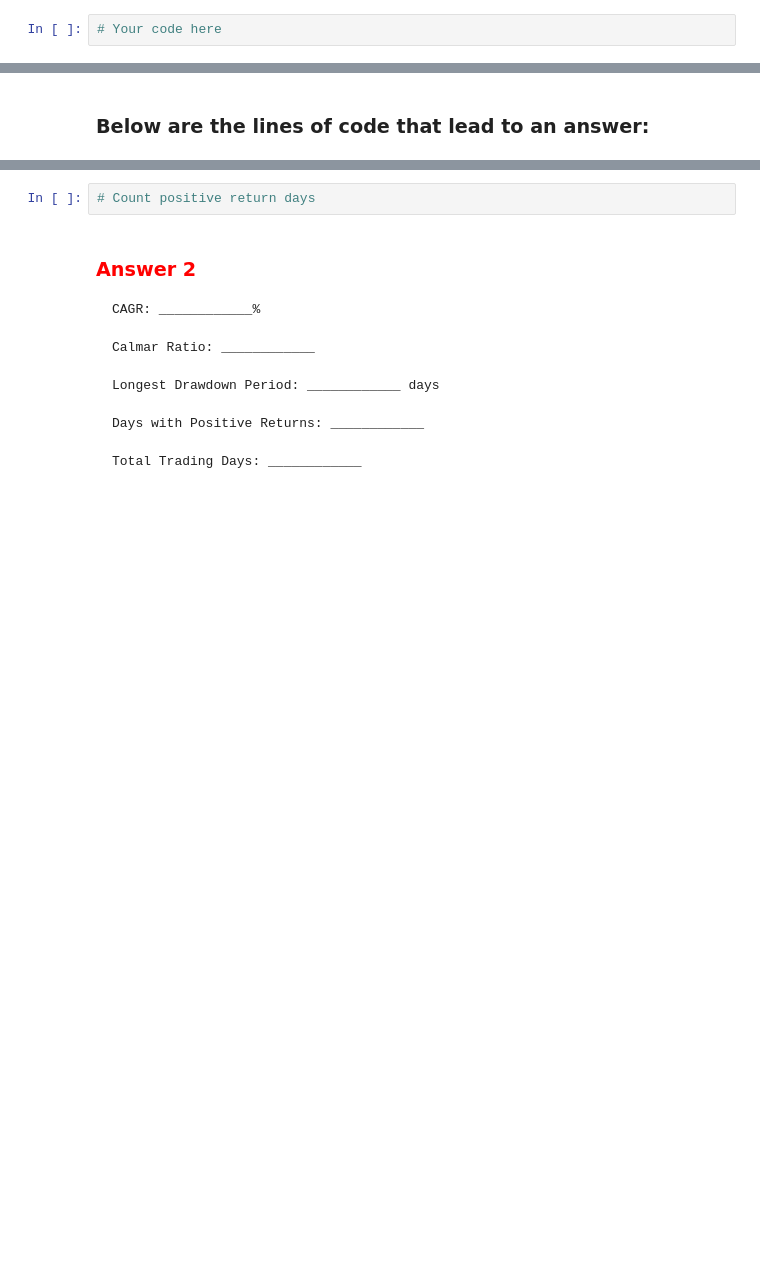
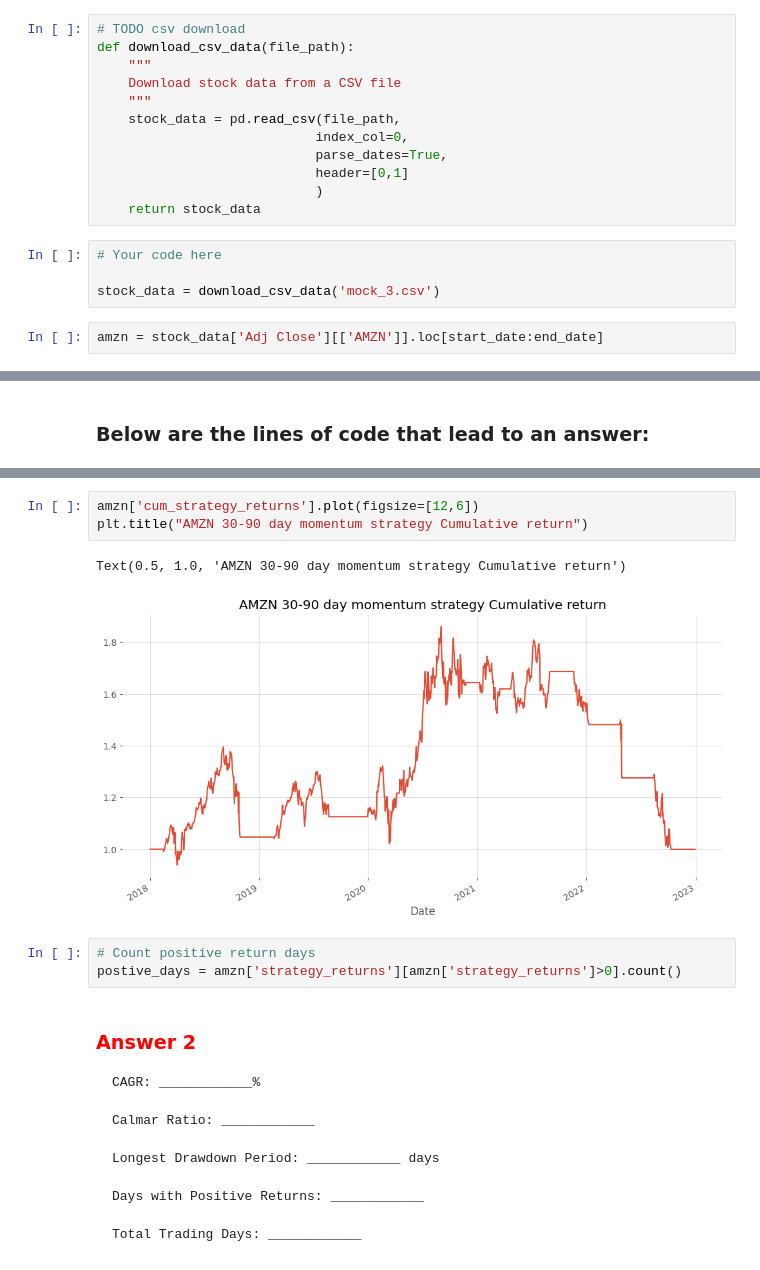
Before and after one commit to changjulian17/qf627, a Jupyter notebook: mock_paper/mock_paper_3/QF627_Mock_Exam_1Hour.ipynb, the cells around one changed output, grey strips where cells are left out. Saved outputs shown, nothing was run; the diff lists cells and outputs as text; blank space fills up the shorter version.

```diff
--- a/mock_paper/mock_paper_3/QF627_Mock_Exam_1Hour.ipynb
+++ b/mock_paper/mock_paper_3/QF627_Mock_Exam_1Hour.ipynb
@@ -128,5 +128,21 @@ import datetime as dt
 # Download data
 start_date = "2018-01-01"
 end_date = "2022-12-31"
+# %%
+# TODO csv download
+def download_csv_data(file_path):
+    """
+    Download stock data from a CSV file
+    """
+    stock_data = pd.read_csv(file_path,
+                            index_col=0,
+                            parse_dates=True,
+                            header=[0,1]
+                            )
+    return stock_data
 # %%
 # Your code here
+
+stock_data = download_csv_data('mock_3.csv')
+# %%
+amzn = stock_data['Adj Close'][['AMZN']].loc[start_date:end_date]
@@ -278,5 +447,12 @@ plt.show()
+# %%
+amzn['cum_strategy_returns'].plot(figsize=[12,6])
+plt.title("AMZN 30-90 day momentum strategy Cumulative return")
+# %% [output]
+Text(0.5, 1.0, 'AMZN 30-90 day momentum strategy Cumulative return')
+[figure, added]
 # %%
 # Count positive return days
+postive_days = amzn['strategy_returns'][amzn['strategy_returns']>0].count()
 # %% [markdown]
 ### <font color = red> Answer 2 </font>
 
```
Also changed, not shown: parts of 45 cells of this notebook, 1 other file.
